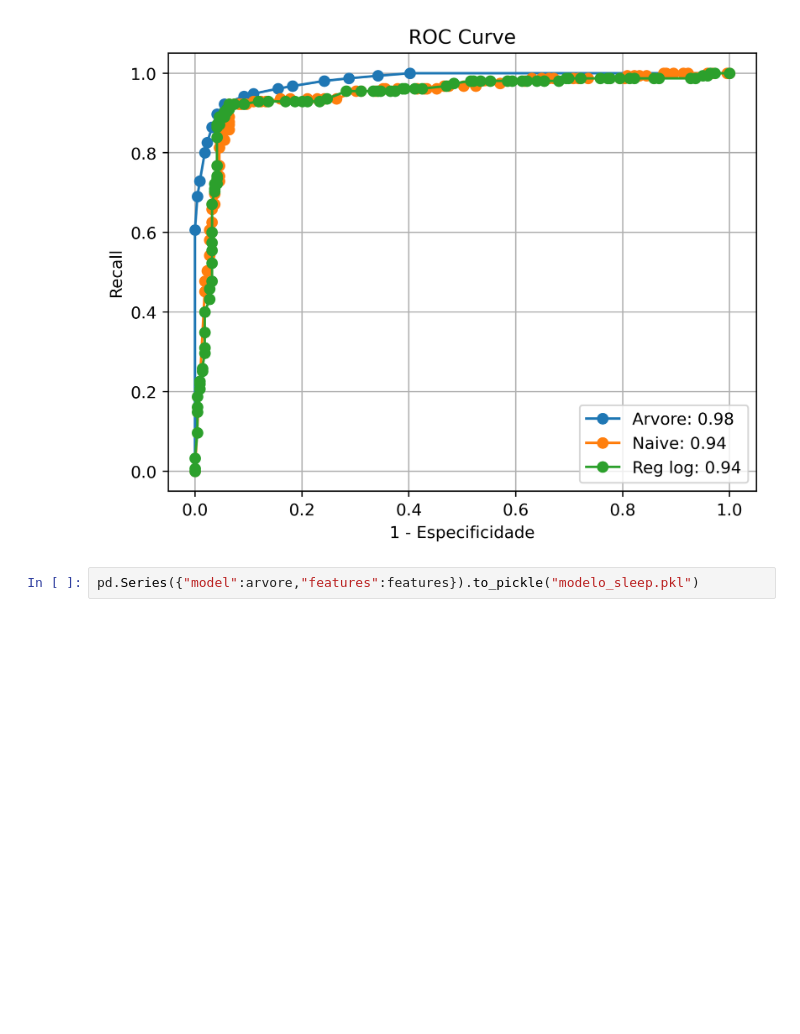
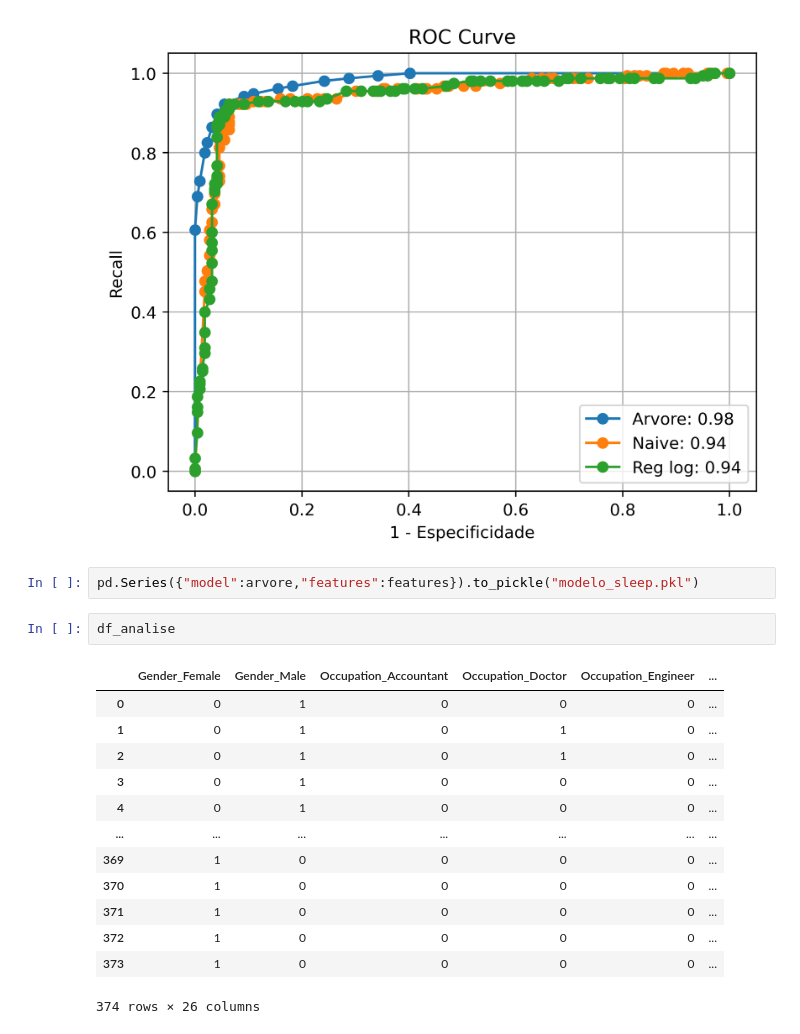
Before and after one commit to Viniciusluizof/sleep-disorders-detector, a Jupyter notebook: logical_metrics.ipynb, the cells around one changed output. Saved outputs shown, nothing was run; the diff lists cells and outputs as text; blank space fills up the shorter version.

```diff
--- a/logical_metrics.ipynb
+++ b/logical_metrics.ipynb
@@ -218,3 +218,19 @@ plt.show()
 [figure]
 # %%
 pd.Series({"model":arvore,"features":features}).to_pickle("modelo_sleep.pkl")
+# %%
+df_analise
+# %% [output]
+|  | Gender_Female | Gender_Male | Occupation_Accountant | Occupation_Doctor | Occupation_Engineer | ... |
+| 0 | 0 | 1 | 0 | 0 | 0 | ... |
+| 1 | 0 | 1 | 0 | 1 | 0 | ... |
+| 2 | 0 | 1 | 0 | 1 | 0 | ... |
+| 3 | 0 | 1 | 0 | 0 | 0 | ... |
+| 4 | 0 | 1 | 0 | 0 | 0 | ... |
+| ... | ... | ... | ... | ... | ... | ... |
+| 369 | 1 | 0 | 0 | 0 | 0 | ... |
+| 370 | 1 | 0 | 0 | 0 | 0 | ... |
+| 371 | 1 | 0 | 0 | 0 | 0 | ... |
+| 372 | 1 | 0 | 0 | 0 | 0 | ... |
+| 373 | 1 | 0 | 0 | 0 | 0 | ... |
+374 rows × 26 columns
```
Also changed, not shown: 1 other file.
